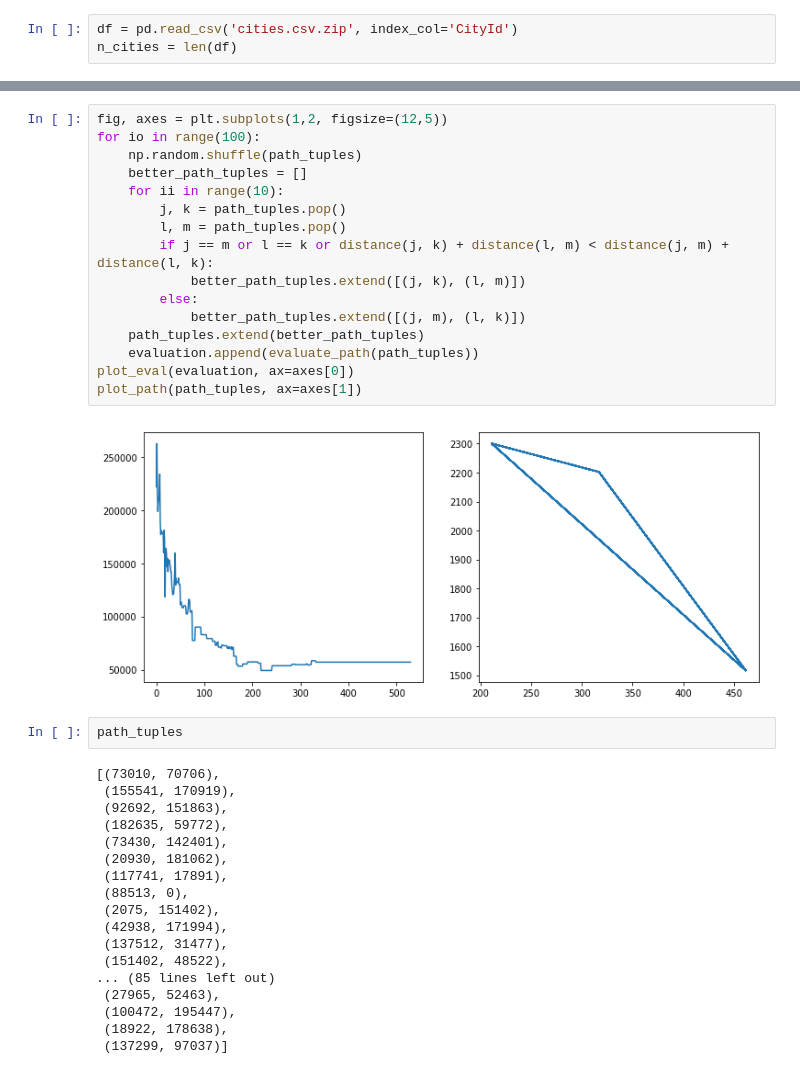
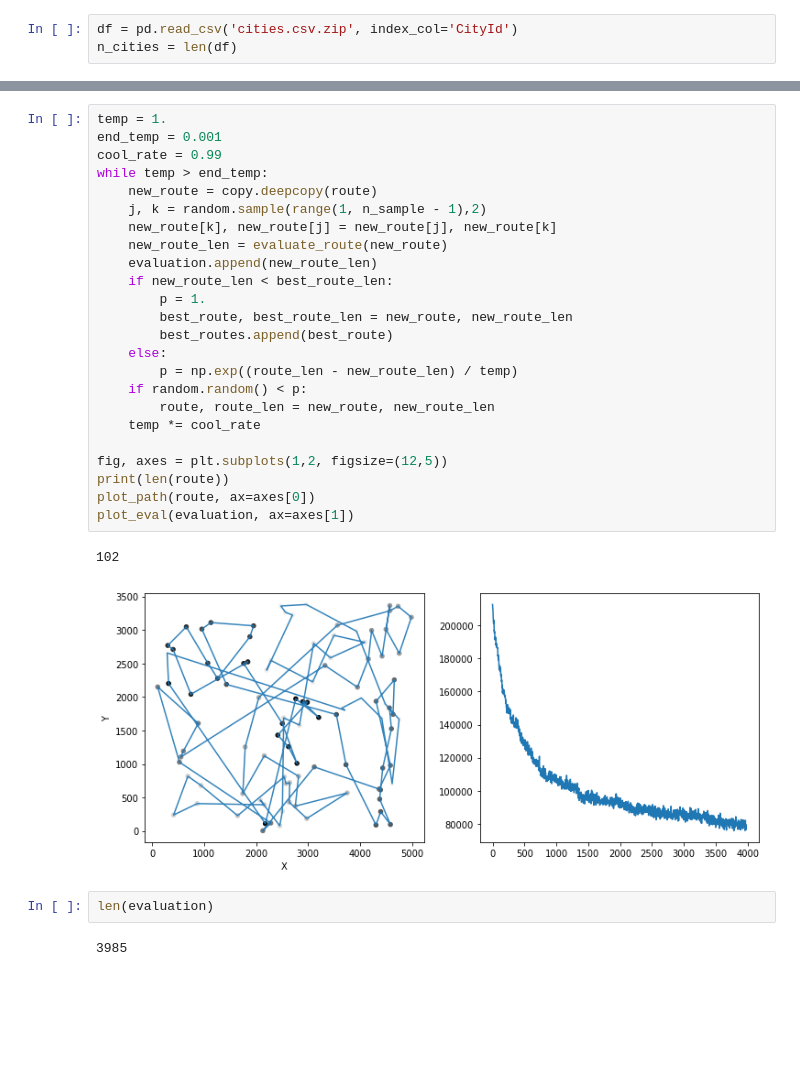
Before and after one commit to brtknr/TravellingSanta, a Jupyter notebook: travelling_santa.ipynb, the cells around one changed output, grey strips where cells are left out. Drawn from its saved outputs; the diff is of its cells as text; blank space fills up the shorter version.

```diff
--- a/travelling_santa.ipynb
+++ b/travelling_santa.ipynb
@@ -100,38 +77,31 @@ print(path_tuples[:5])
-# %%
-fig, axes = plt.subplots(1,2, figsize=(12,5))
-for io in range(100):
-    np.random.shuffle(path_tuples)
-    better_path_tuples = []
-    for ii in range(10):
-        j, k = path_tuples.pop()
-        l, m = path_tuples.pop()
-        if j == m or l == k or distance(j, k) + distance(l, m) < distance(j, m) + distance(l, k):
-            better_path_tuples.extend([(j, k), (l, m)])
-        else:
-            better_path_tuples.extend([(j, m), (l, k)])
-    path_tuples.extend(better_path_tuples)
-    evaluation.append(evaluate_path(path_tuples))
-plot_eval(evaluation, ax=axes[0])
-plot_path(path_tuples, ax=axes[1])
-# %% [output]
-[figure, removed]
-# %%
-path_tuples
-# %% [output]
-[(73010, 70706),
- (155541, 170919),
- (92692, 151863),
- (182635, 59772),
- (73430, 142401),
- (20930, 181062),
- (117741, 17891),
- (88513, 0),
- (2075, 151402),
- (42938, 171994),
- (137512, 31477),
- (151402, 48522),
-... (85 lines left out)
- (27965, 52463),
- (100472, 195447),
- (18922, 178638),
- (137299, 97037)]
+# %%
+temp = 1.
+end_temp = 0.001
+cool_rate = 0.99
+while temp > end_temp:
+    new_route = copy.deepcopy(route)
+    j, k = random.sample(range(1, n_sample - 1),2)
+    new_route[k], new_route[j] = new_route[j], new_route[k]
+    new_route_len = evaluate_route(new_route)
+    evaluation.append(new_route_len)
+    if new_route_len < best_route_len:
+        p = 1.
+        best_route, best_route_len = new_route, new_route_len
+        best_routes.append(best_route)
+    else:
+        p = np.exp((route_len - new_route_len) / temp)
+    if random.random() < p:
+        route, route_len = new_route, new_route_len
+    temp *= cool_rate
+
+fig, axes = plt.subplots(1,2, figsize=(12,5))
+print(len(route))
+plot_path(route, ax=axes[0])
+plot_eval(evaluation, ax=axes[1])
+# %% [output]
+102
+[figure, added]
+# %%
+len(evaluation)
+# %% [output]
+3985
```
Also changed, not shown: parts of 13 cells of this notebook.
